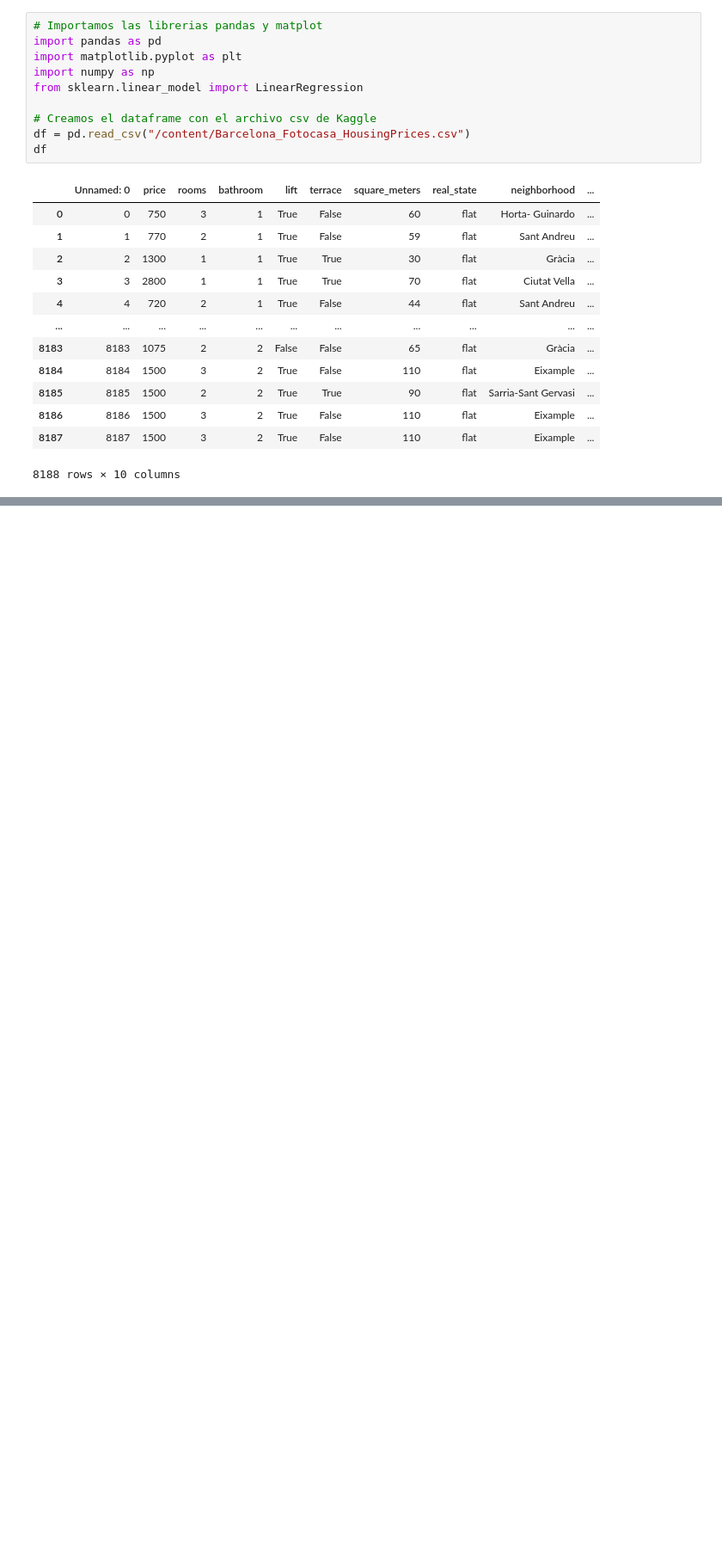
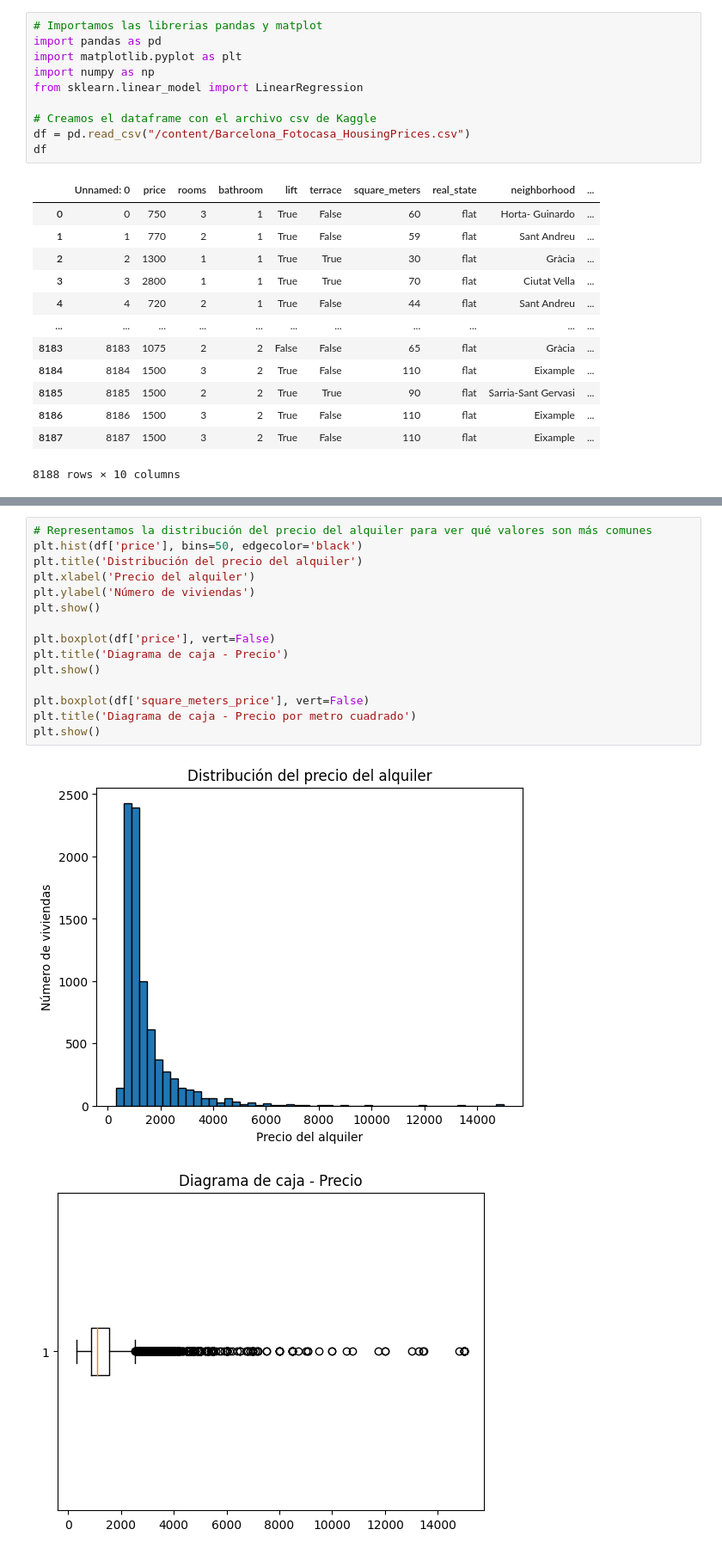
Before and after one commit to carlosarreguib/PROYECTO_1, a Jupyter notebook: Proyecto_1.ipynb, the cells around one changed output, grey strips where cells are left out. Shown at 86% size. Saved outputs shown, nothing was run; the diff lists cells and outputs as text; blank space fills up the shorter version.

```diff
--- a/Proyecto_1.ipynb
+++ b/Proyecto_1.ipynb
@@ -43,0 +38,18 @@ dtype: float64
+# %%
+# Representamos la distribución del precio del alquiler para ver qué valores son más comunes
+plt.hist(df['price'], bins=50, edgecolor='black')
+plt.title('Distribución del precio del alquiler')
+plt.xlabel('Precio del alquiler')
+plt.ylabel('Número de viviendas')
+plt.show()
+
+plt.boxplot(df['price'], vert=False)
+plt.title('Diagrama de caja - Precio')
+plt.show()
+
+plt.boxplot(df['square_meters_price'], vert=False)
+plt.title('Diagrama de caja - Precio por metro cuadrado')
+plt.show()
+# %% [output]
+[figure, added]
+[figure, added]
```
Also changed, not shown: parts of 7 cells of this notebook.
